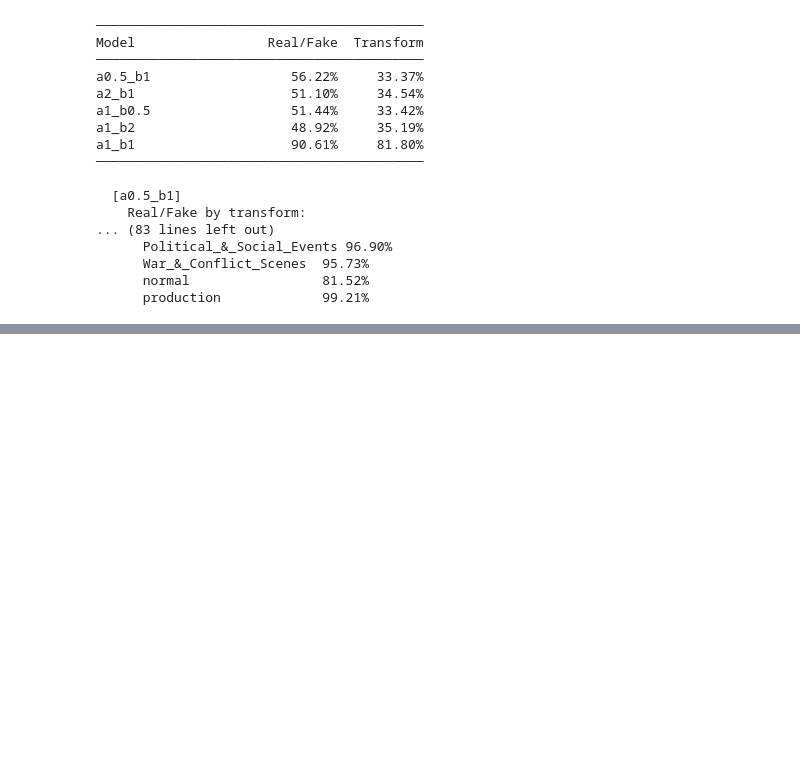
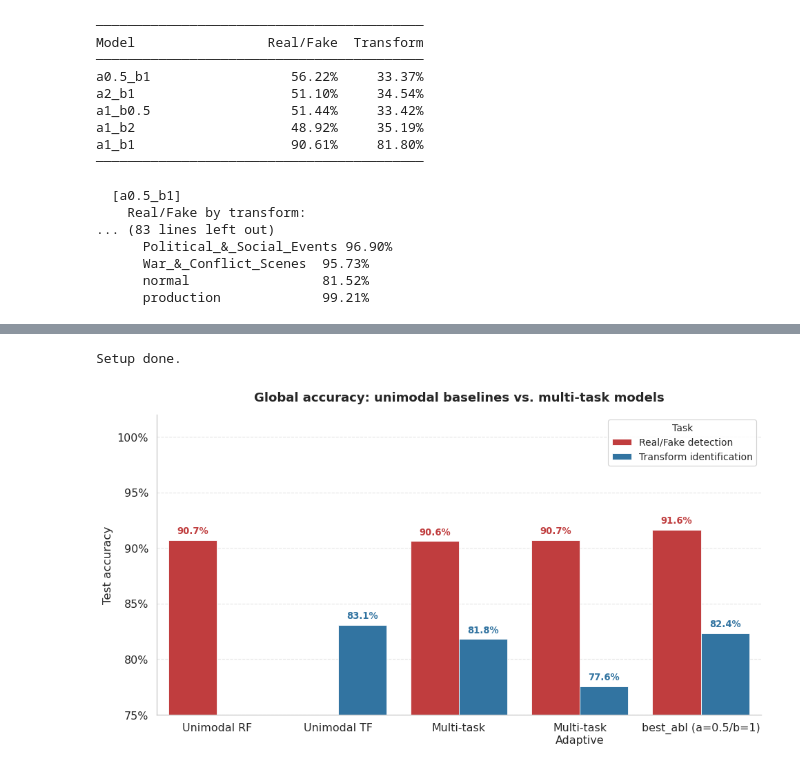
Before and after one commit to refouch/post_processed_ai_gen_detection, a Jupyter notebook: main.ipynb, the cells around one changed output, grey strips where cells are left out. Saved outputs shown, nothing was run; the diff lists cells and outputs as text; code cells hidden in the pictures; blank space fills up the shorter version.

Commit message:
feat: added result viz plots

```diff
--- a/main.ipynb
+++ b/main.ipynb
@@ -328,5 +324,5 @@ m2.load_state_dict(torch.load('checkpoints/unimodal_transform.pt', map_location=
 <All keys matched successfully>
 # %%
 # Unimodal evaluations
-all_results['unimodal_rf'] = evaluate(m1, test_loader, device)
-all_results['unimodal_tf'] = evaluate(m2, test_loader, device)
+all_results['unimodal_rf'] = evaluate(m1, test_loader, device, name='unimodal_rf_confmat')
+all_results['unimodal_tf'] = evaluate(m2, test_loader, device, name='unimodal_tf_confmat')
@@ -390,4 +389,4 @@ mt = JointDetectNet()
 
 mt.load_state_dict(torch.load('checkpoints/multitask.pt', map_location=device))
 
-all_results['multitask_balanced'] = evaluate(mt, test_loader, device)
+all_results['multitask_balanced'] = evaluate(mt, test_loader, device, name='mulittask_balanced_confmat')
@@ -441,4 +443,4 @@ mt_adaptive = JointDetectNet()
 
 mt_adaptive.load_state_dict(torch.load('checkpoints/multitask.pt', map_location=device))
 
-all_results['multitask_adaptive'] = evaluate(mt_adaptive, test_loader, device)
+all_results['multitask_adaptive'] = evaluate(mt_adaptive, test_loader, device, name='multitask_adaptive_confmat')
@@ -447,0 +455,71 @@ print_all_results(all_results)
+# %%
+import seaborn as sns
+import matplotlib.pyplot as plt
+import matplotlib.ticker as mticker
+import matplotlib.cm as mpl_cm
+import matplotlib.colors as mpl_colors
+import pandas as pd
+import numpy as np
+import re
+
+sns.set_theme(style='whitegrid', context='paper', font_scale=1.3,
+              rc={'axes.spines.top': False, 'axes.spines.right': False,
+                  'grid.linestyle': '--', 'grid.alpha': 0.5})
+plt.rcParams['savefig.dpi'] = 150
+
+# ── Canonical display names ───────────────────────────────────────────────────
+DISP = {
+    'unimodal_rf':        'Unimodal RF',
+    'unimodal_tf':        'Unimodal TF',
+    'multitask_balanced': 'Multi-task',
+    'multitask_adaptive': 'Multi-task\nAdaptive',
+}
+
+# ── Consistent color constants ────────────────────────────────────────────────
+C_RF   = '#D62728'   # vivid red  → real/fake task
+C_TF   = '#1F77B4'   # vivid blue → transform task
+MODEL_PALETTE = {
+    'Unimodal RF':         '#2CA02C',
+    'Unimodal TF':         '#9467BD',
+    'Multi-task':          '#FF7F0E',
+    'Multi-task\nAdaptive': '#17BECF',
+}
+print('Setup done.')
+# %% [output]
+Setup done.
+# %%
+# ─── Fig 1 · Global accuracy — all non-ablation models ───────────────────────
+rows = []
+for key, res in all_results.items():
+    name = DISP.get(key, key)
+    if 'acc_realfake'  in res: rows.append({'Model': name, 'Task': 'Real/Fake detection',      'Accuracy': res['acc_realfake']})
+    if 'acc_transform' in res: rows.append({'Model': name, 'Task': 'Transform identification', 'Accuracy': res['acc_transform']})
+
+df1 = pd.DataFrame(rows)
+model_order = [DISP.get(k, k) for k in all_results]
+
+fig, ax = plt.subplots(figsize=(10, 5.5))
+sns.barplot(data=df1, x='Model', y='Accuracy', hue='Task',
+            order=model_order, palette={'Real/Fake detection': C_RF, 'Transform identification': C_TF},
+            errorbar=None, dodge=True, edgecolor='white', linewidth=0.6, ax=ax)
+
+for patch in ax.patches:
+    w, h = patch.get_width(), patch.get_height()
+    if w > 0.05 and h > 0.02:
+        ax.text(patch.get_x() + w / 2, h + 0.004, f'{h:.1%}',
+                ha='center', va='bottom', fontsize=9.5, fontweight='bold',
+                color=patch.get_facecolor())
+
+ax.set_ylim(0.75, 1.02)
+ax.yaxis.set_major_formatter(mticker.FuncFormatter(lambda v, _: f'{v:.0%}'))
+ax.set_xlabel('')
+ax.set_ylabel('Test accuracy', fontsize=12)
+ax.set_title('Global accuracy: unimodal baselines vs. multi-task models', fontsize=13, fontweight='bold', pad=14)
+ax.legend(title='Task', fontsize=10, title_fontsize=10, framealpha=0.9)
+sns.despine()
+
+plt.tight_layout()
+plt.savefig('plots/fig1_model_comparison.png', bbox_inches='tight')
+plt.show()
+# %% [output]
+[figure, added]
```
Also changed, not shown: parts of 9 cells of this notebook.
